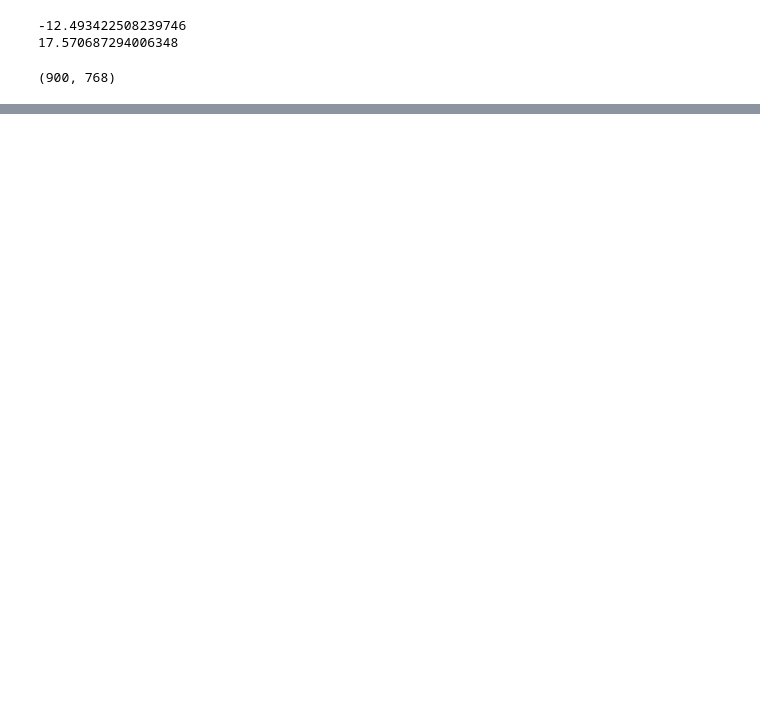
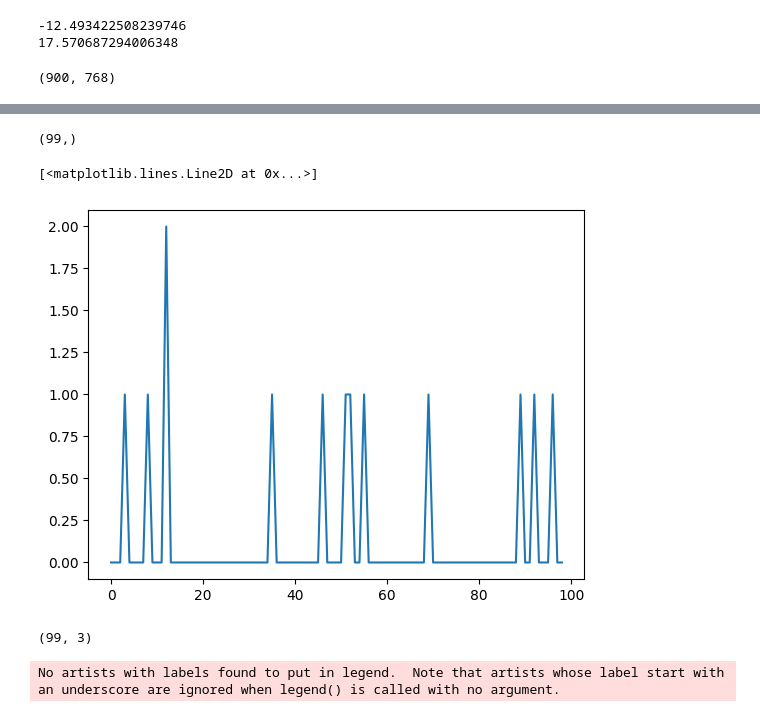
Before and after one commit to mariakesa/AbsoluteMadness, a Jupyter notebook: CrazySimulations/test2.ipynb, the cells around one changed output, grey strips where cells are left out. Saved outputs shown, nothing was run; the diff lists cells and outputs as text; code cells hidden in the pictures; blank space fills up the shorter version.

```diff
--- a/CrazySimulations/test2.ipynb
+++ b/CrazySimulations/test2.ipynb
@@ -33,0 +49,4 @@ plot(M.t/ms, M.i, '.k')
+# %%
+from convenience_functions import bin_spikes
+
+my_ts=bin_spikes(M, 100,1000,10)
@@ -33,0 +81,38 @@ plot(M.t/ms, M.i, '.k')
+# %%
+my_ts[1].shape
+# %% [output]
+(99,)
+# %%
+import matplotlib.pyplot as plt
+
+plt.plot(my_ts[1])
+# %% [output]
+[<matplotlib.lines.Line2D at 0x...>]
+[figure, added]
+# %%
+from sklearn.decomposition import PCA
+%matplotlib qt
+pcs=PCA(n_components=3).fit_transform(my_ts.T)
+print(pcs.shape)
+# Create a 3D PCA plot
+fig = plt.figure(figsize=(10, 8))
+ax = fig.add_subplot(111, projection='3d')
+
+# Plot features for natural movie sequence
+ax.scatter(
+    pcs[:, 0],
+    pcs[:, 1],
+    pcs[:, 2],
+    c='blue',
+)
+
+ax.set_title('3D PCA Plot of DINO Features')
+ax.set_xlabel('Principal Component 1')
+ax.set_ylabel('Principal Component 2')
+ax.set_zlabel('Principal Component 3')
+ax.legend()
+
+plt.show()
+# %% [output]
+(99, 3)
+No artists with labels found to put in legend.  Note that artists whose label start with an underscore are ignored when legend() is called with no argument.
```
Also changed, not shown: parts of 7 cells of this notebook, 2 other files.
